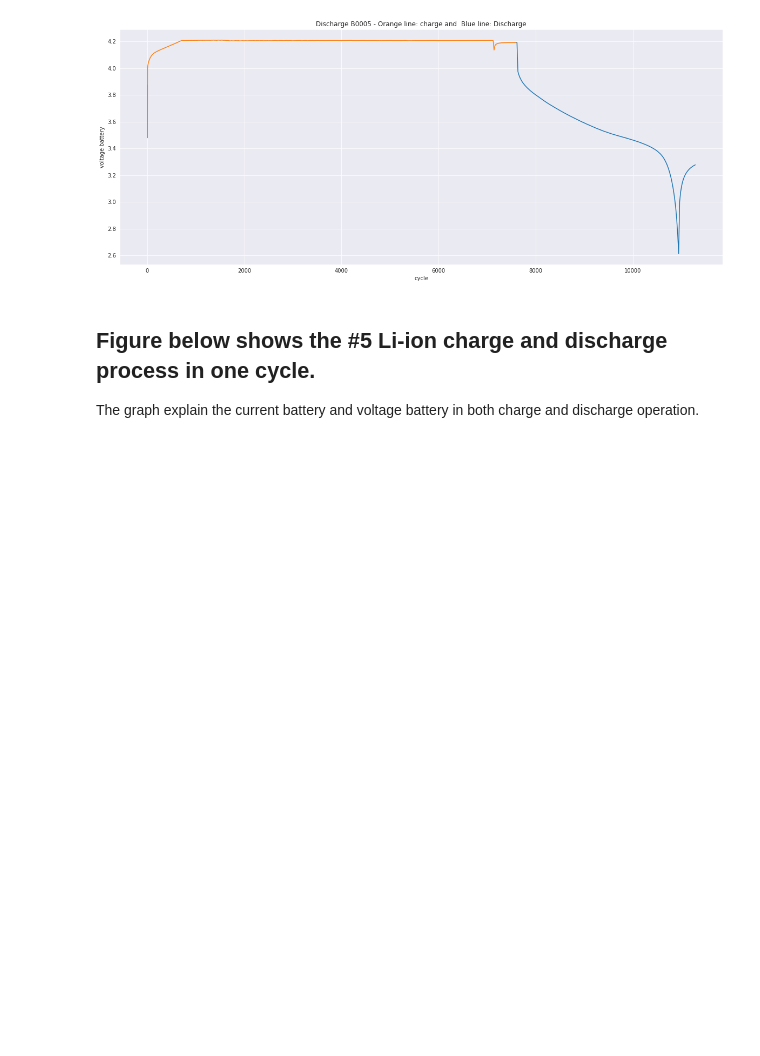
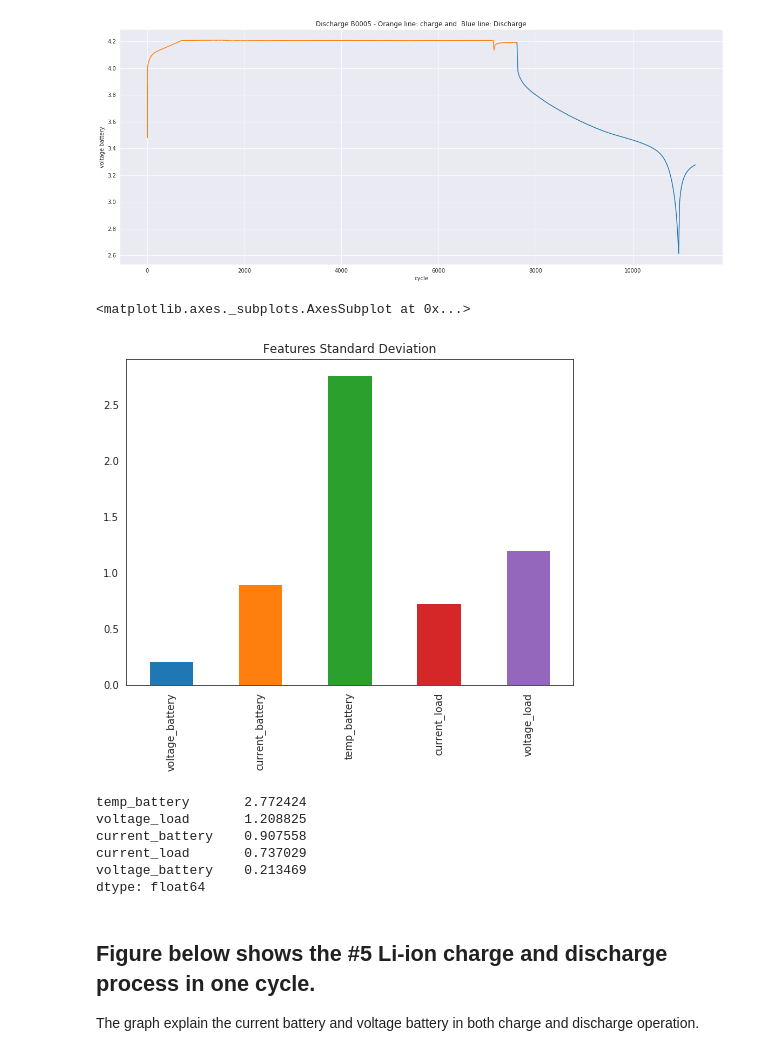
Before and after one commit to Kalrfou/CapstoneProject, a Jupyter notebook: Analysis_B0005.ipynb, the cells around one changed output. Drawn from its saved outputs; the diff is of its cells as text; code cells hidden in the pictures; blank space fills up the shorter version.

```diff
--- a/Analysis_B0005.ipynb
+++ b/Analysis_B0005.ipynb
@@ -234,6 +306,24 @@ Text(0.5, 1.0, 'Discharge B0005 - Orange line: charge and  Blue line: Discharge'
 [figure]
 # %%
 all_data = pd.read_csv('B0005time.csv')
+# %%
+featurs=['voltage_battery','current_battery','temp_battery','current_load','voltage_load','Capacity']
+all_data[featurs].std().plot(kind='bar', figsize=(8,6), title="Features Standard Deviation")
+# %% [output]
+<matplotlib.axes._subplots.AxesSubplot at 0x...>
+[figure, added]
+# %%
+# get ordered list of top variance features:
+
+featurs_top_var = all_data[featurs].std().sort_values(ascending=False)
+featurs_top_var
+# %% [output]
+temp_battery       2.772424
+voltage_load       1.208825
+current_battery    0.907558
+current_load       0.737029
+voltage_battery    0.213469
+dtype: float64
 # %%
 all_data['dateTime'] = pd.to_datetime(all_data['dateTime'])
 all_data['operation']=all_data.operation.str.replace("'", '')
```
Also changed, not shown: parts of 17 cells of this notebook.
